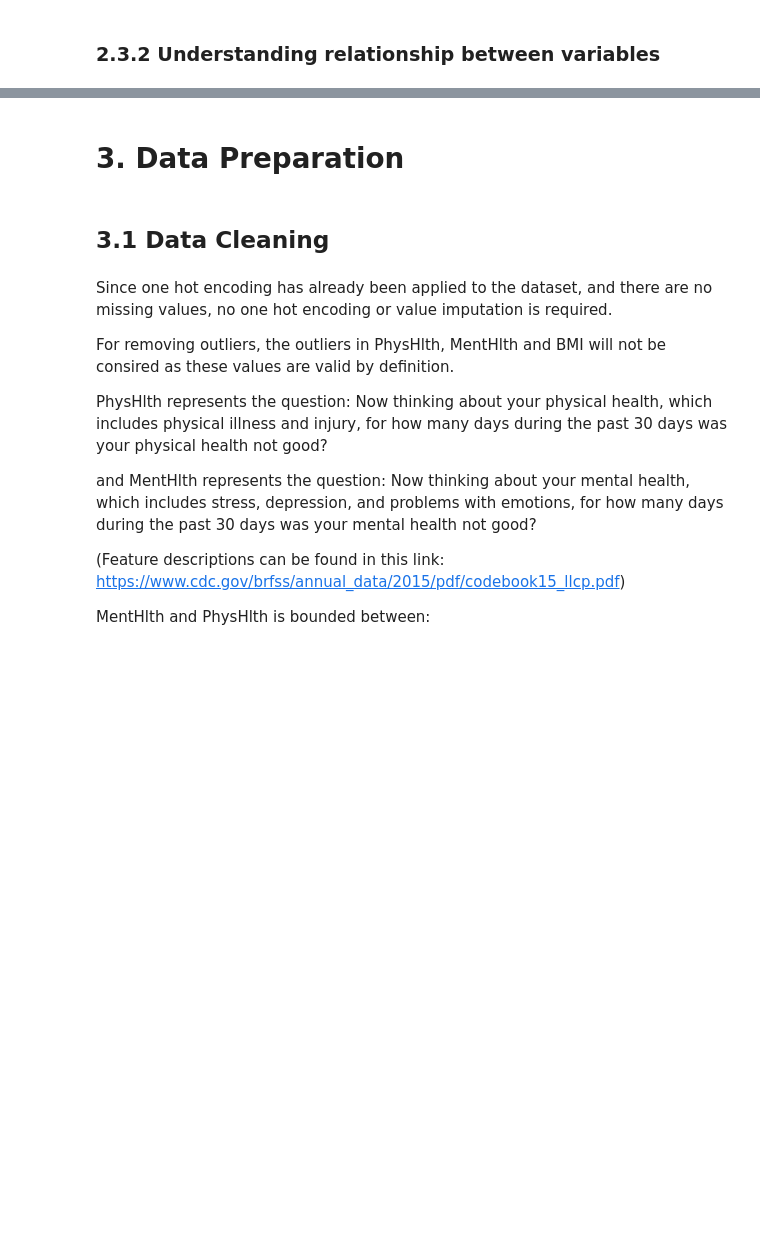
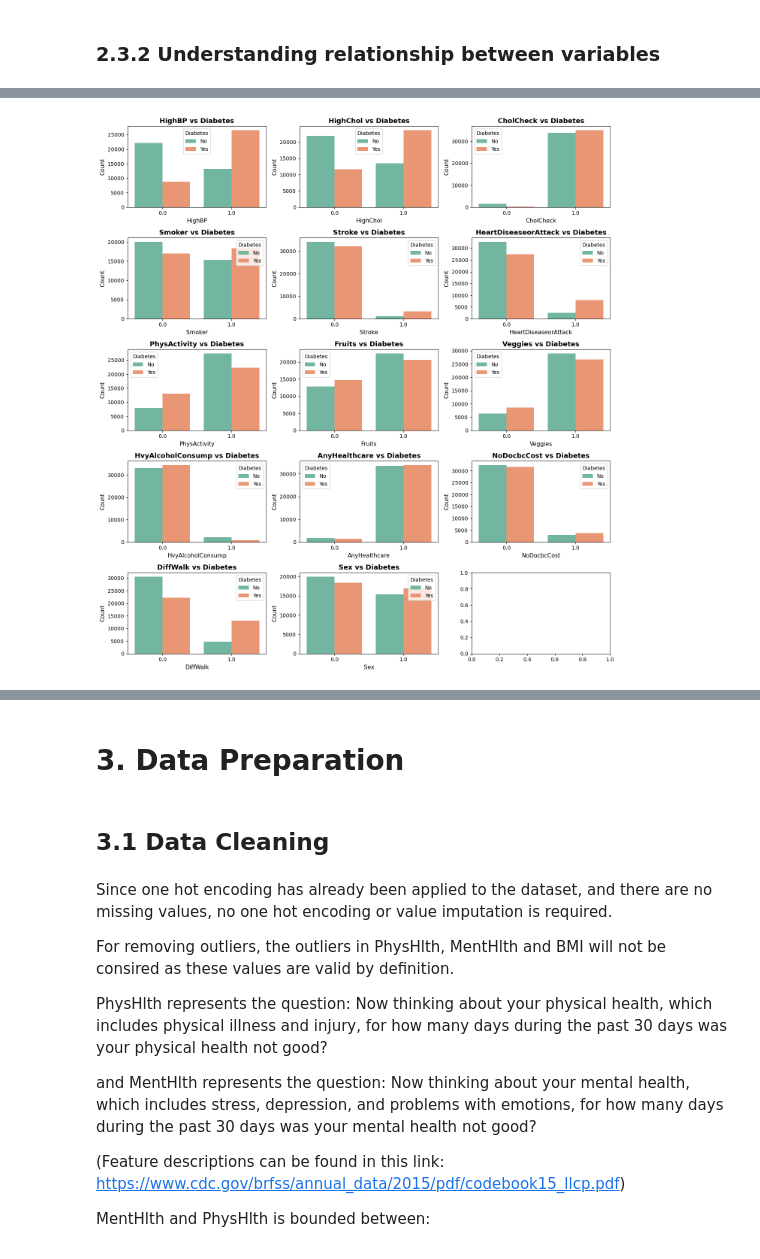
Before and after one commit to Isaac-tan318/MLDP, a Jupyter notebook: MLDP Program Codes Submission Template.ipynb, the cells around one changed output, grey strips where cells are left out. Drawn from its saved outputs; the diff is of its cells as text; code cells hidden in the pictures; blank space fills up the shorter version.

```diff
--- a/MLDP Program Codes Submission Template.ipynb
+++ b/MLDP Program Codes Submission Template.ipynb
@@ -222 +273,17 @@ plt.show()
+# %%
+fig, axes = plt.subplots(5, 3, figsize=(14, 15))
+axes = axes.flatten()
+
+for idx, var in enumerate(binary_features):
+    # Count plot
+    sns.countplot(data=df, x=var, hue='Diabetes_binary', ax=axes[idx], palette='Set2')
+    axes[idx].set_title(f'{var} vs Diabetes', fontsize=13, fontweight='bold')
+    axes[idx].set_xlabel(var, fontsize=11)
+    axes[idx].set_ylabel('Count', fontsize=11)
+    axes[idx].legend(title='Diabetes', labels=['No', 'Yes'])
+
+plt.tight_layout()
+plt.show()
+# %% [output]
+[figure, added]
 # %%
```
Also changed, not shown: parts of 10 cells of this notebook, 2 other files.
